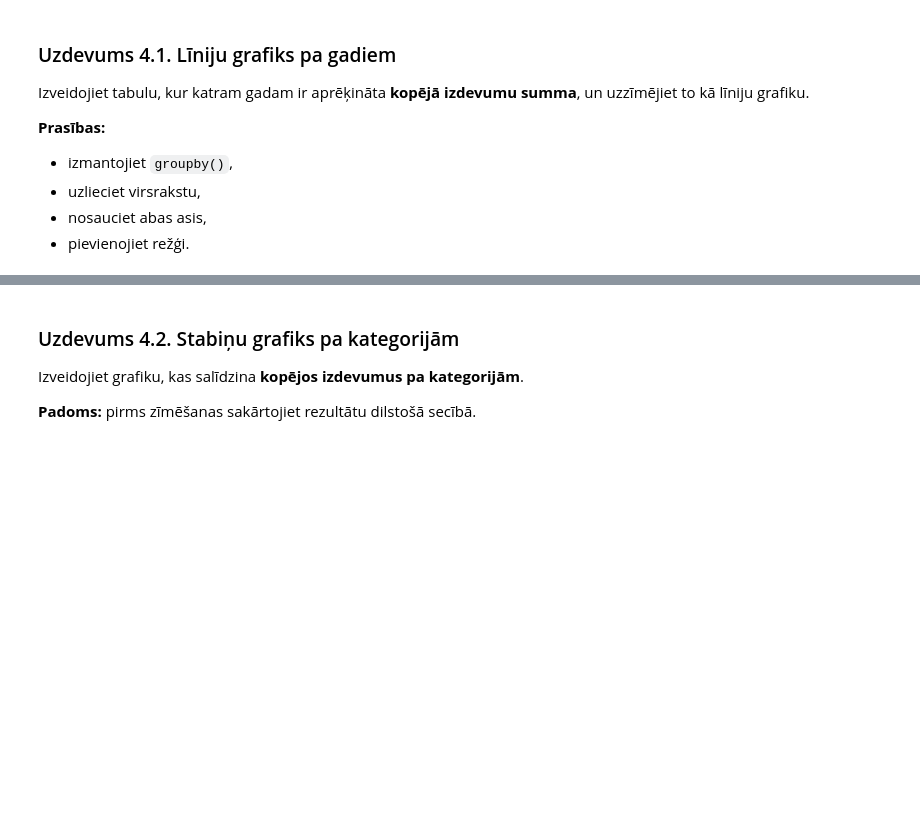
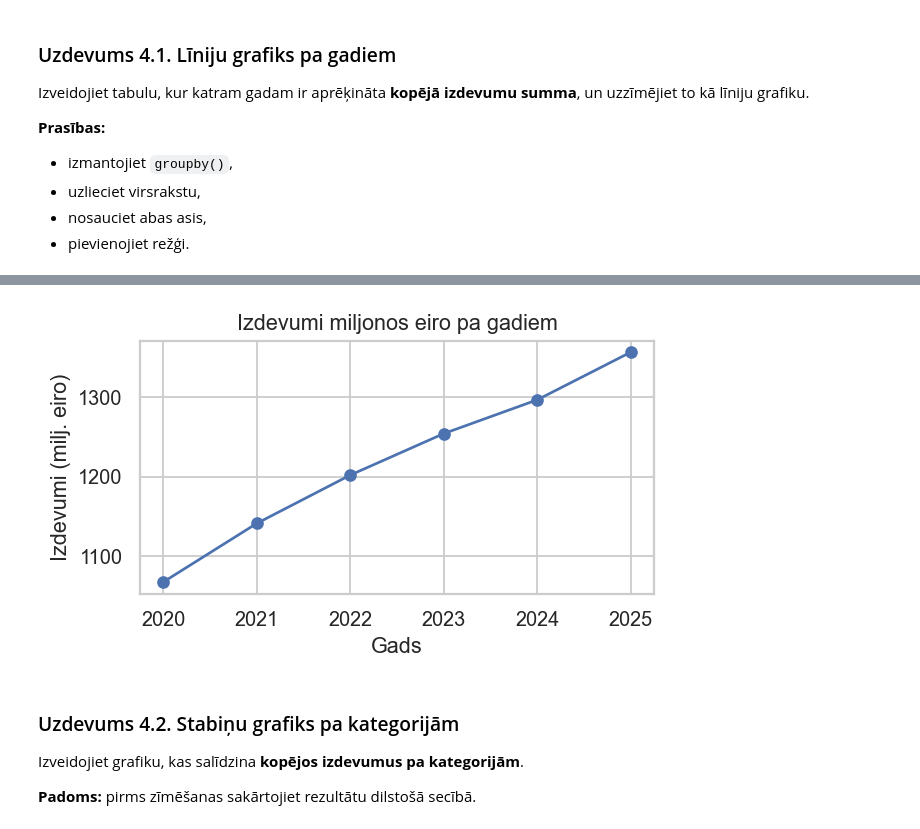
Before and after one commit to ValRCS/RTU_Digitalas_Prasmes_Excel_VBA_Python, a Jupyter notebook: notebooks/python_vizualizacija_student_lv.ipynb, the cells around one changed output, grey strips where cells are left out. Drawn from its saved outputs; the diff is of its cells as text; code cells hidden in the pictures; blank space fills up the shorter version.

```diff
--- a/notebooks/python_vizualizacija_student_lv.ipynb
+++ b/notebooks/python_vizualizacija_student_lv.ipynb
@@ -116,6 +191,6 @@ Izveidojiet tabulu, kur katram gadam ir aprēķināta **kopējā izdevumu summa*
 # %%
 # TODO:
 # 1. Izveidojiet DataFrame izdevumi_pa_gadiem
-# 2. Uzzīmējiet līniju grafiku ar matplotlib
-
-# Jūsu kods šeit
+izdevumi_pa_gadiem = df.groupby("gads")["izdevumi_milj_eur"].sum().reset_index()
+# parādam šo jauno DataFrame sākumu
+izdevumi_pa_gadiem.head(15) # mums jau tikai 6 gadi
@@ -122,3 +205,29 @@ Izveidojiet tabulu, kur katram gadam ir aprēķināta **kopējā izdevumu summa*
+# %%
+# 2. Uzzīmējiet līniju grafiku ar matplotlib
+
+# Jūsu kods šeit
+import matplotlib.pyplot as plt # zīmējam grafiku ar matplotlib
+plt.figure(figsize=(5, 3)) # iestatām grafika izmēru
+# tagad izdomājam kas ir x un kas ir y
+# x ir gads, y ir izdevumi_milj_eur
+plt.plot(izdevumi_pa_gadiem["gads"], izdevumi_pa_gadiem["izdevumi_milj_eur"], marker="o") # zīmējam līniju grafiku ar punktiem
+# jāatceras ka matplotlib vizualizācijas ir aktuālas vienas šūnas ietvaros,
+# tāpēc ja mēs izveidosim jaunu grafiku, tad iepriekšējais tiks pārrakstīts,
+# tāpēc šeit mēs varam redzēt tikai vienu grafiku, un tas ir šis līniju grafiks.
+#  Ja mēs vēlāk izveidosim citu grafiku, tad šis līniju grafiks vairs nebūs redzams, jo tas tiks pārrakstīts ar jauno grafiku. Tas ir svarīgi atcerēties, jo dažreiz var šķist, ka grafiks nav izveidots,
+# bet patiesībā tas ir izveidots, bet pēc tam pārrakstīts ar citu grafiku.
+# uzstādam grafika nosaukumu un asu nosaukumus
+plt.title("Izdevumi miljonos eiro pa gadiem")
+plt.xlabel("Gads")
+plt.ylabel("Izdevumi (milj. eiro)")
+# varam arī saglabāt šo grafiku kā attēlu, ja vēlamies to izmantot ārpus Python vidē
+# pieliekam nedaudz tapsējumu (padding) lai nebūtu pārāk tuvu malām
+plt.tight_layout()
+plt.savefig("izdevumi_pa_gadiem.png", dpi=300) # saglabāt ar attiēla kvalitāti 300 dpi, kas ir laba kvalitāte drukāšanai
+# parādam grafiku, var arī nerādit, ja tikai glabājam, bet šeit mēs gribam parādīt, tāpēc izmantojam plt.show()
+plt.show()
+# %% [output]
+[figure, added]
 # %% [markdown]
 ### Uzdevums 4.2. Stabiņu grafiks pa kategorijām
 
```
Also changed, not shown: parts of 8 cells of this notebook, 2 other files.
